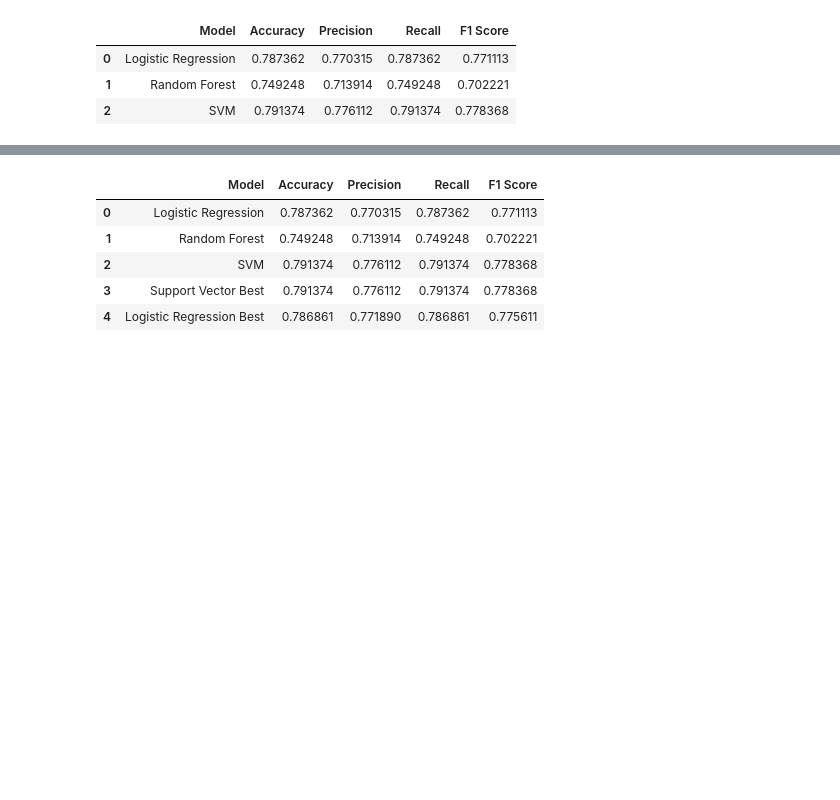
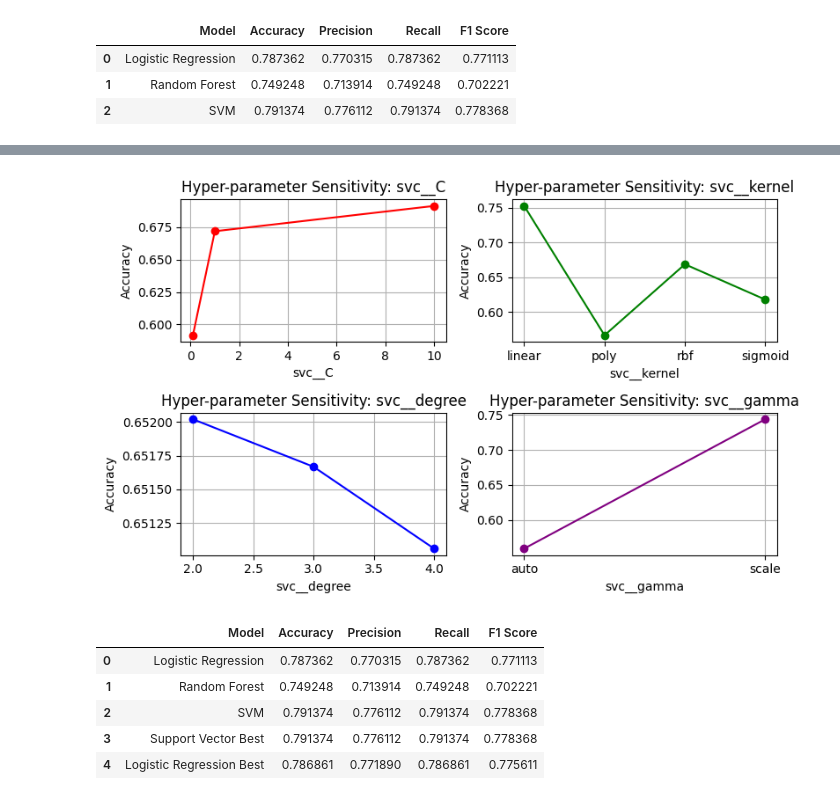
Before and after one commit to sairin94/yelp-recommendation, a Jupyter notebook: notebooks/rating_based_sentiment_analysis.ipynb, the cells around one changed output, grey strips where cells are left out. Cells and saved outputs as stored; diff of their text form; code cells hidden in the pictures; blank space fills up the shorter version.

```diff
--- a/notebooks/rating_based_sentiment_analysis.ipynb
+++ b/notebooks/rating_based_sentiment_analysis.ipynb
@@ -499,7 +605,7 @@ parameters = {
     'svc__gamma': ['scale', 'auto'],
     'svc__class_weight': ['balanced', None]
 }
-clf = GridSearchCV(pipeline, parameters, cv = 5, scoring="accuracy")
+clf = GridSearchCV(pipeline, parameters, scoring="accuracy", n_jobs = -1, verbose = 3)
 clf.fit(X_train, y_train)
 
 clf.best_params_
@@ -512,3 +652,50 @@ clf.best_params_
+# %%
+import matplotlib.pyplot as plt
+import pandas as pd
+
+# Extract results from GridSearchCV
+results = clf.cv_results_
+param_values = results['params']
+mean_scores = results['mean_test_score']
+
+# Create a DataFrame for easier manipulation
+df_results = pd.DataFrame(param_values)
+df_results['mean_score'] = mean_scores
+
+# Define the hyper-parameters to analyze
+hyperparams = ['svc__C', 'svc__kernel', 'svc__degree', 'svc__gamma']
+
+# Define colors for the plots
+colors = ['red', 'green', 'blue', 'purple']
+
+# Create subplots
+fig, axes = plt.subplots(nrows=2, ncols=2, figsize=(8, 5))
+
+# Iterate over hyper-parameters and plot sensitivity
+for i, (hyperparam, color) in enumerate(zip(hyperparams, colors)):
+    row = i // 2
+    col = i % 2
+
+    ax = axes[row, col]
+
+    # Group mean scores by hyper-parameter value
+    grouped_data = df_results.groupby(hyperparam)['mean_score'].mean()
+
+    # Plot the grouped data with the assigned color
+    ax.plot(grouped_data.index, grouped_data.values, marker='o', color=color)
+
+    ax.set_xlabel(hyperparam)
+    ax.set_ylabel('Accuracy')
+    ax.set_title(f'Hyper-parameter Sensitivity: {hyperparam}')
+    ax.grid(True)
+
+# Adjust spacing between subplots
+plt.tight_layout()
+
+# Display the figure
+plt.show()
+# %% [output]
+[figure, added]
 # %%
 svm_model_best = SVC(
     C=1, kernel='rbf', gamma='scale', degree=2, class_weight=None
```
Also changed, not shown: parts of 28 cells of this notebook, 4 other files.
